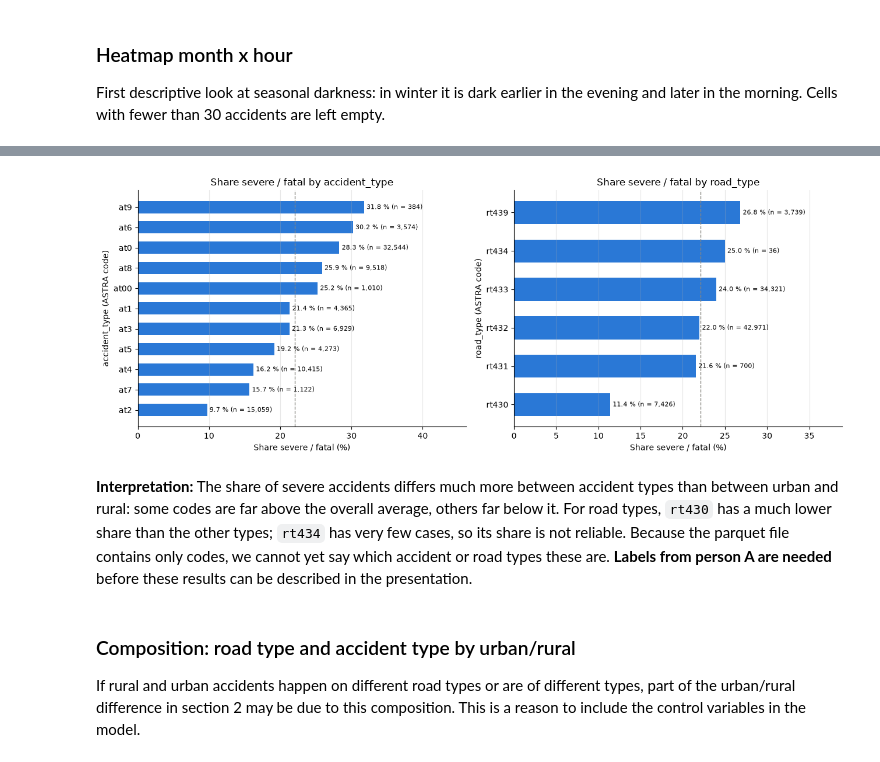
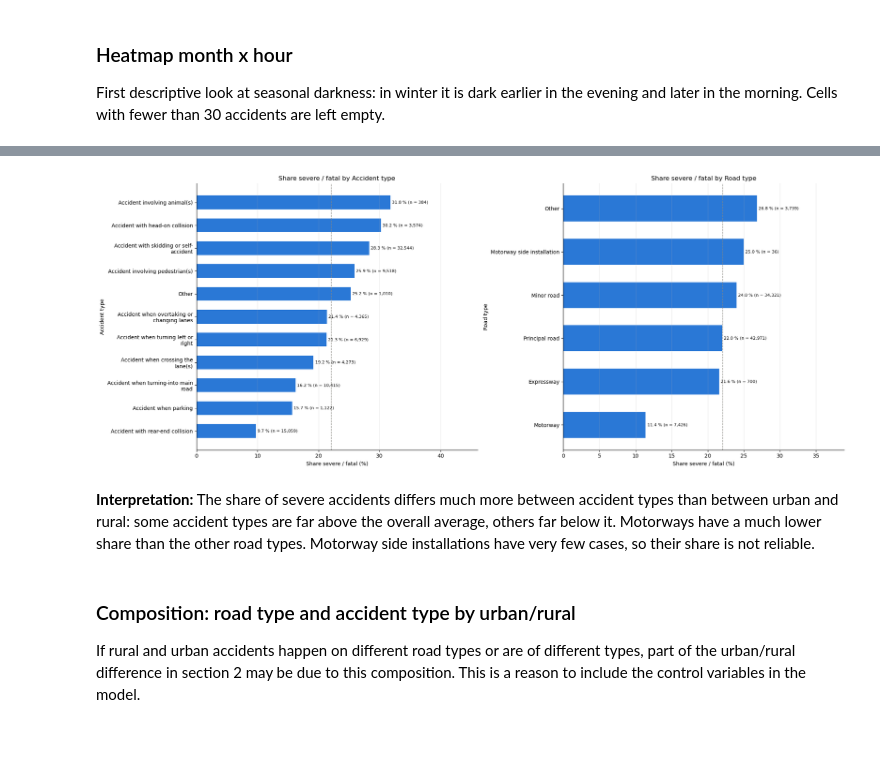
Before and after one commit to Emamnuelwalter/swiss-road-accident-severity, a Jupyter notebook: nootebooks/02_eda.ipynb, the cells around one changed output, grey strips where cells are left out. Cells and saved outputs as stored; diff of their text form; code cells hidden in the pictures.

Commit message:
changing roattype and accidenttype code to english description

```diff
--- a/nootebooks/02_eda.ipynb
+++ b/nootebooks/02_eda.ipynb
@@ -597,24 +600,25 @@ display(rt_tab)
 # %%
-fig, (ax1, ax2) = plt.subplots(1, 2, figsize=(13, 5))
-for ax, tab, title in [(ax1, at_tab, "accident_type"), (ax2, rt_tab, "road_type")]:
+fig, (ax1, ax2) = plt.subplots(1, 2, figsize=(20, 8))
+for ax, tab, title in [(ax1, at_tab, "Accident type"), (ax2, rt_tab, "Road type")]:
     tab = tab.sort_values("share_severe_pct")
-    bars = ax.barh(tab.index.astype(str), tab["share_severe_pct"], color=COLOR_MAIN, height=0.6)
+    labels = [textwrap.fill(str(label), width=32) for label in tab.index]
+    bars = ax.barh(labels, tab["share_severe_pct"], color=COLOR_MAIN, height=0.6)
     for bar, (_, row) in zip(bars, tab.iterrows()):
         ax.annotate(f"{row['share_severe_pct']:.1f} % (n = {int(row['cases']):,})",
                     (bar.get_width(), bar.get_y() + bar.get_height() / 2),
                     va="center", fontsize=8, xytext=(3, 0), textcoords="offset points")
     ax.axvline(df["severe"].mean() * 100, color="#898781", ls="--", lw=1)
     ax.set_xlim(0, tab["share_severe_pct"].max() * 1.45)
     ax.set_xlabel("Share severe / fatal (%)")
-    ax.set_ylabel(f"{title} (ASTRA code)")
+    ax.set_ylabel(title)
     ax.set_title(f"Share severe / fatal by {title}")
     ax.grid(axis="y", visible=False)
 plt.tight_layout()
 plt.show()
 # %% [output]
-[figure, old version]
+[figure, new version]
 # %% [markdown]
-**Interpretation:** The share of severe accidents differs much more between accident types than between urban and rural: some codes are far above the overall average, others far below it. For road types, `rt430` has a much lower share than the other types; `rt434` has very few cases, so its share is not reliable. Because the parquet file contains only codes, we cannot yet say which accident or road types these are. **Labels from person A are needed** before these results can be described in the presentation.
+**Interpretation:** The share of severe accidents differs much more between accident types than between urban and rural: some accident types are far above the overall average, others far below it. Motorways have a much lower share than the other road types. Motorway side installations have very few cases, so their share is not reliable.
 # %% [markdown]
 ### Composition: road type and accident type by urban/rural
 
```
Also changed, not shown: parts of 20 cells of this notebook.
